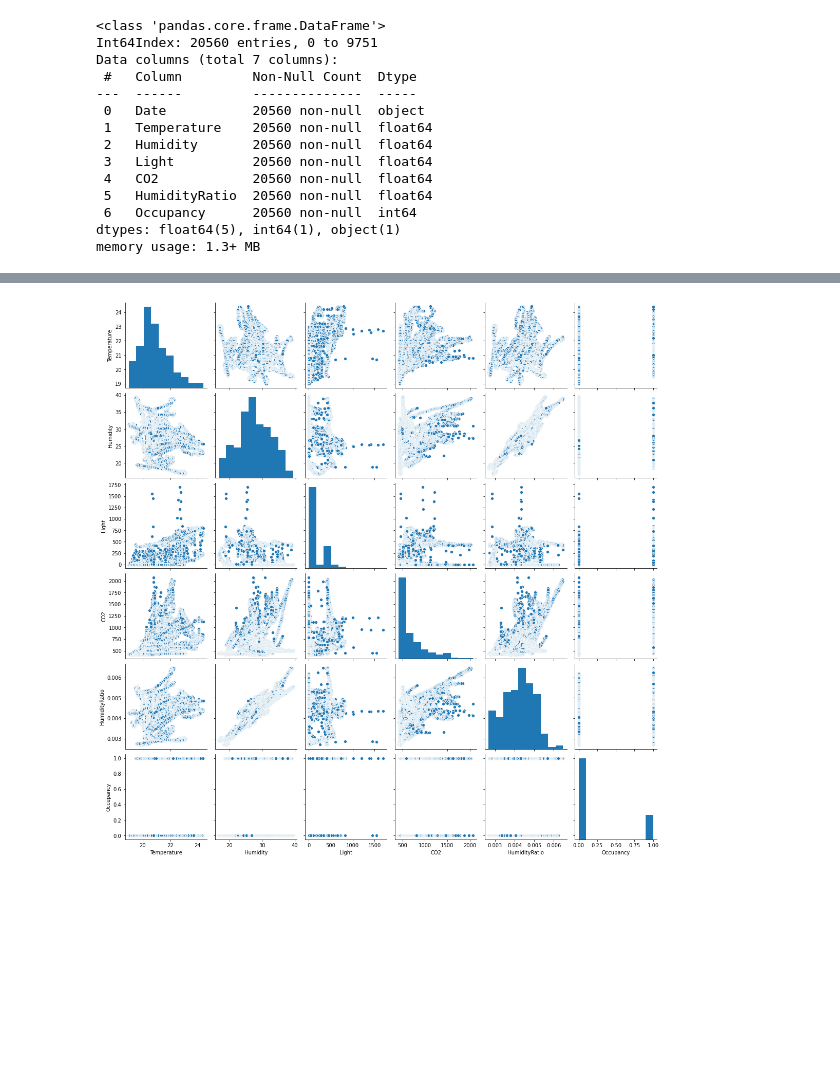
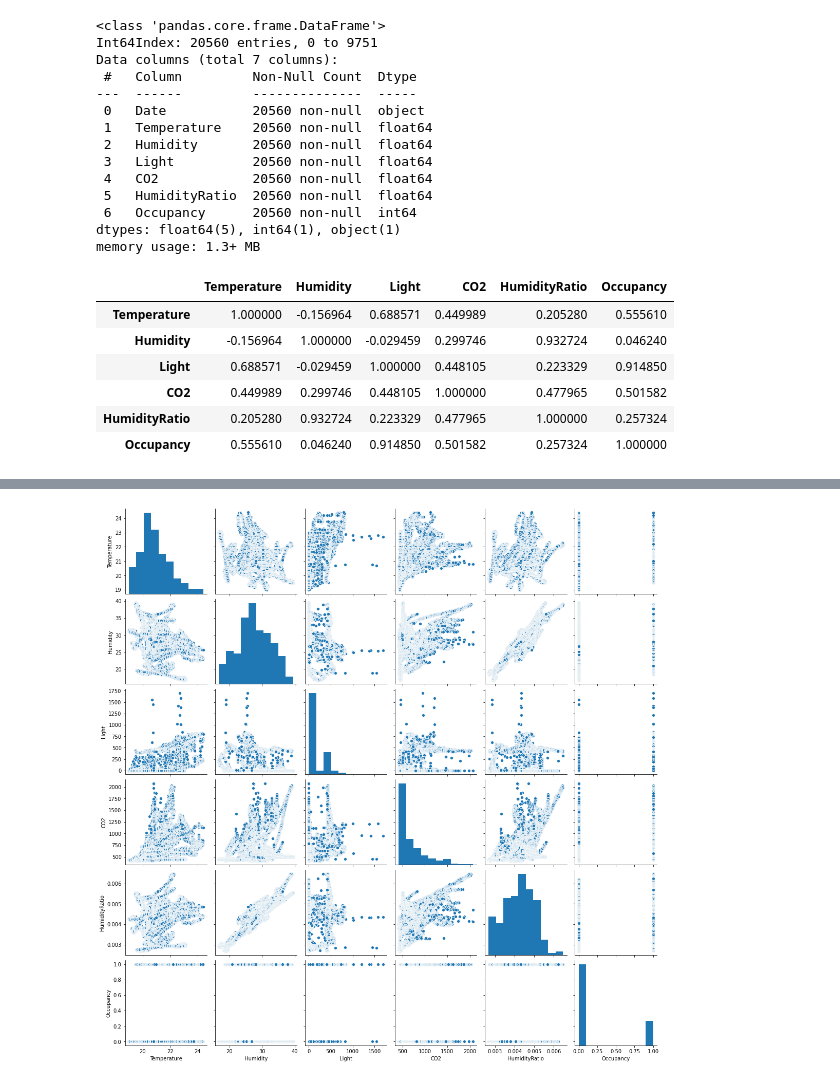
Before and after one commit to kantegory/Intelligent-Systems-and-Technologies, a Jupyter notebook: lab01/IST_lab1.ipynb, the cells around one changed output, grey strips where cells are left out. Cells and saved outputs as stored; diff of their text form; code cells hidden in the pictures; blank space fills up the shorter version.

```diff
--- a/lab01/IST_lab1.ipynb
+++ b/lab01/IST_lab1.ipynb
@@ -78,6 +77,17 @@ Data columns (total 7 columns):
  6   Occupancy      20560 non-null  int64
 dtypes: float64(5), int64(1), object(1)
 memory usage: 1.3+ MB
+# %%
+corr = data.corr()
+corr.style.background_gradient()
+# %% [output]
+|  | Temperature | Humidity | Light | CO2 | HumidityRatio | Occupancy |
+| Temperature | 1.000000 | -0.156964 | 0.688571 | 0.449989 | 0.205280 | 0.555610 |
+| Humidity | -0.156964 | 1.000000 | -0.029459 | 0.299746 | 0.932724 | 0.046240 |
+| Light | 0.688571 | -0.029459 | 1.000000 | 0.448105 | 0.223329 | 0.914850 |
+| CO2 | 0.449989 | 0.299746 | 0.448105 | 1.000000 | 0.477965 | 0.501582 |
+| HumidityRatio | 0.205280 | 0.932724 | 0.223329 | 0.477965 | 1.000000 | 0.257324 |
+| Occupancy | 0.555610 | 0.046240 | 0.914850 | 0.501582 | 0.257324 | 1.000000 |
 # %%
 data.Date = data.Date.apply(pd.to_datetime)
 data['Hour'] = data.Date.apply(lambda x : x.hour)
```
Also changed, not shown: parts of 8 cells of this notebook.
